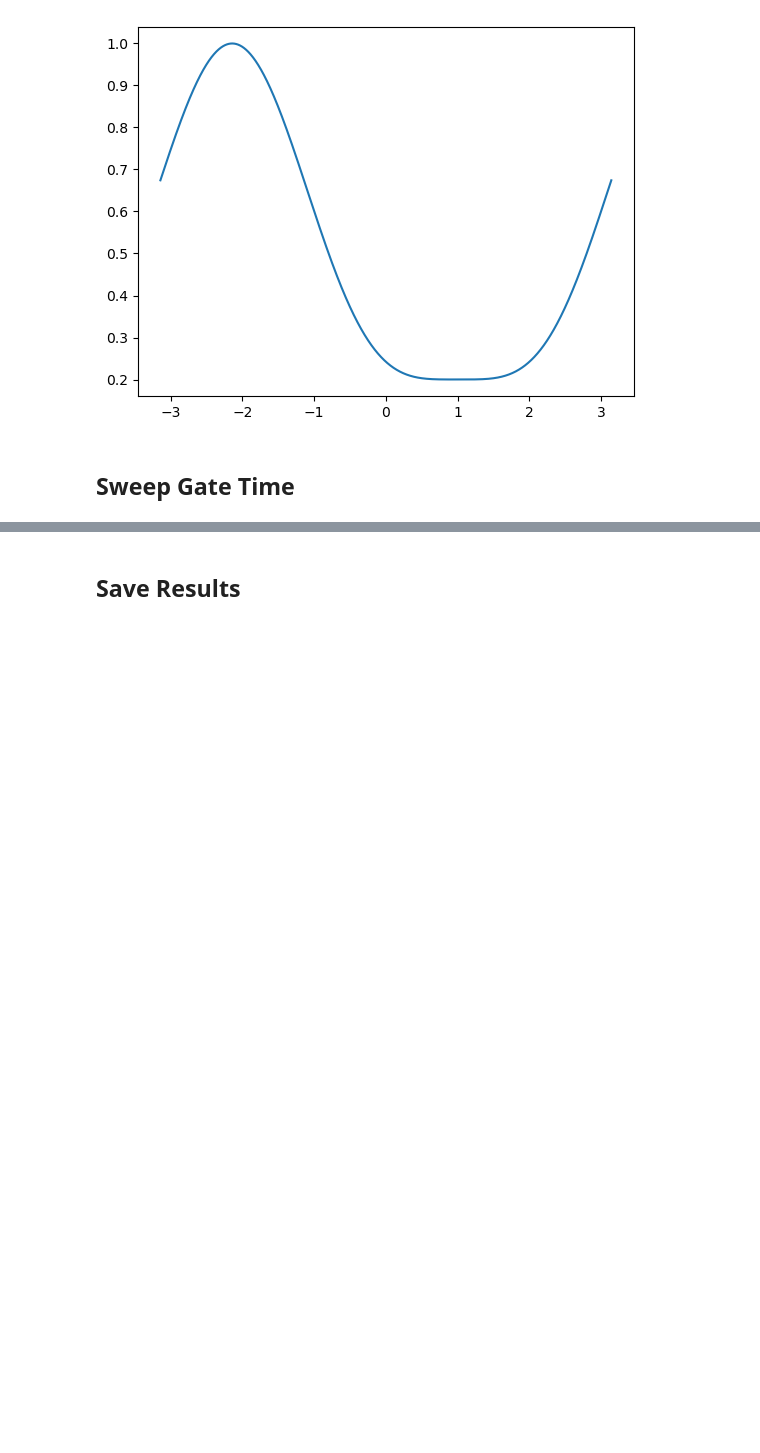
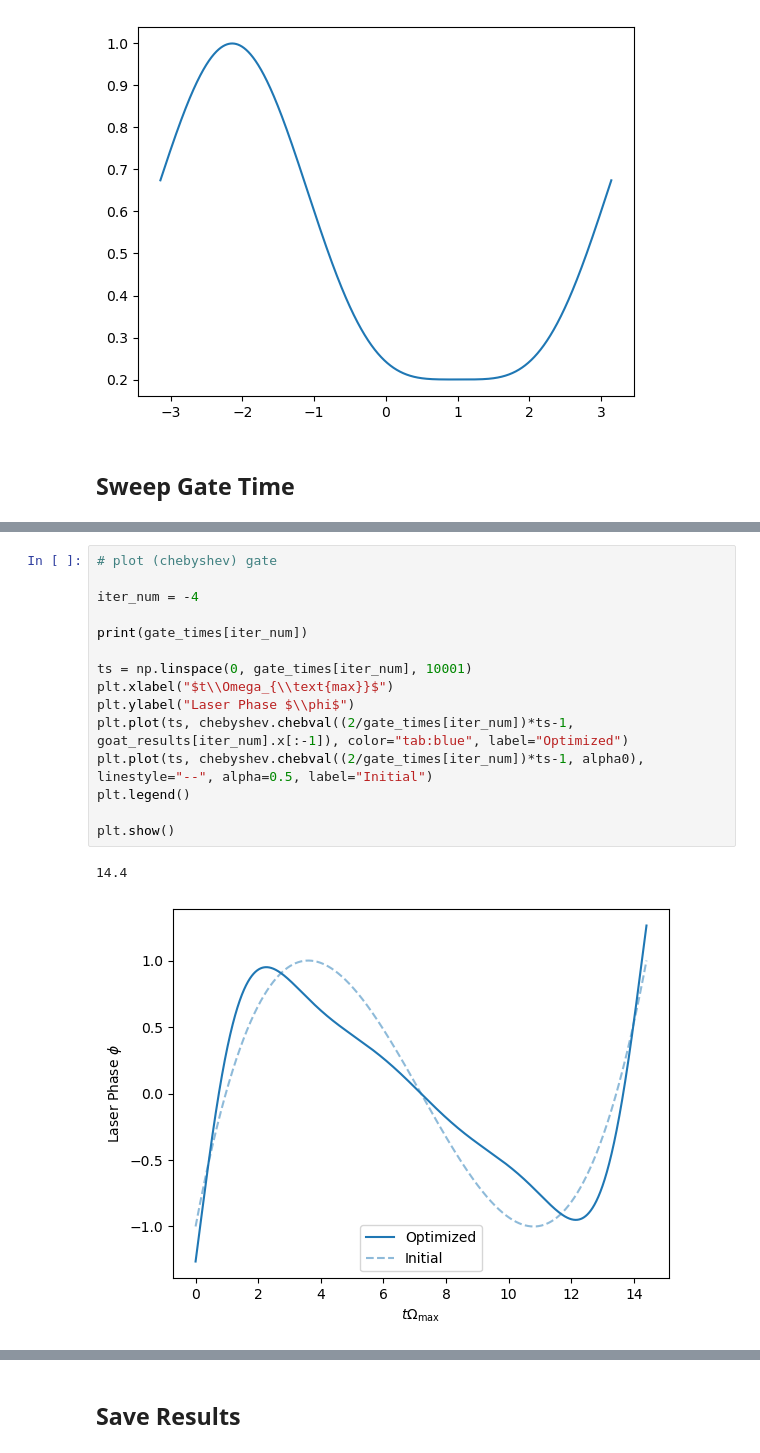
Before and after one commit to pmathur007/robust-rydberg-gates, a Jupyter notebook: goat_testing.ipynb, the cells around one changed output, grey strips where cells are left out. Saved outputs shown, nothing was run; the diff lists cells and outputs as text; blank space fills up the shorter version.

```diff
--- a/goat_testing.ipynb
+++ b/goat_testing.ipynb
@@ -460,0 +454,18 @@ Text(0, 0.5, 'Infidelity')
+# %%
+# plot (chebyshev) gate
+
+iter_num = -4
+
+print(gate_times[iter_num])
+
+ts = np.linspace(0, gate_times[iter_num], 10001)
+plt.xlabel("$t\\Omega_{\\text{max}}$")
+plt.ylabel("Laser Phase $\\phi$")
+plt.plot(ts, chebyshev.chebval((2/gate_times[iter_num])*ts-1, goat_results[iter_num].x[:-1]), color="tab:blue", label="Optimized")
+plt.plot(ts, chebyshev.chebval((2/gate_times[iter_num])*ts-1, alpha0), linestyle="--", alpha=0.5, label="Initial")
+plt.legend()
+
+plt.show()
+# %% [output]
+14.4
+[figure, added]
```
Also changed, not shown: parts of 17 cells of this notebook, 5 other files.
